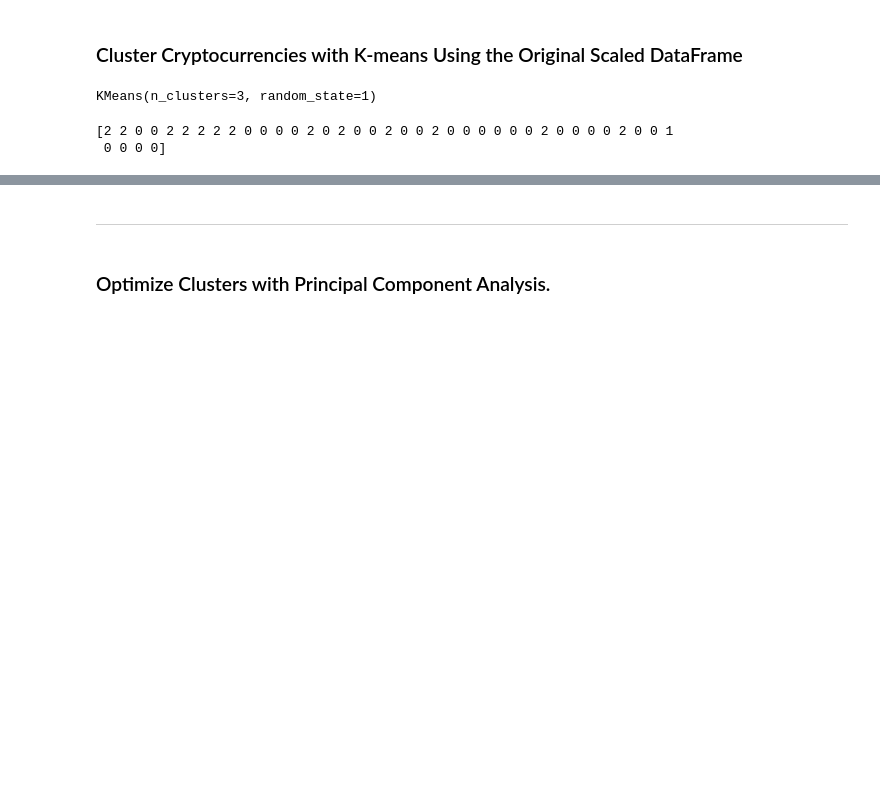
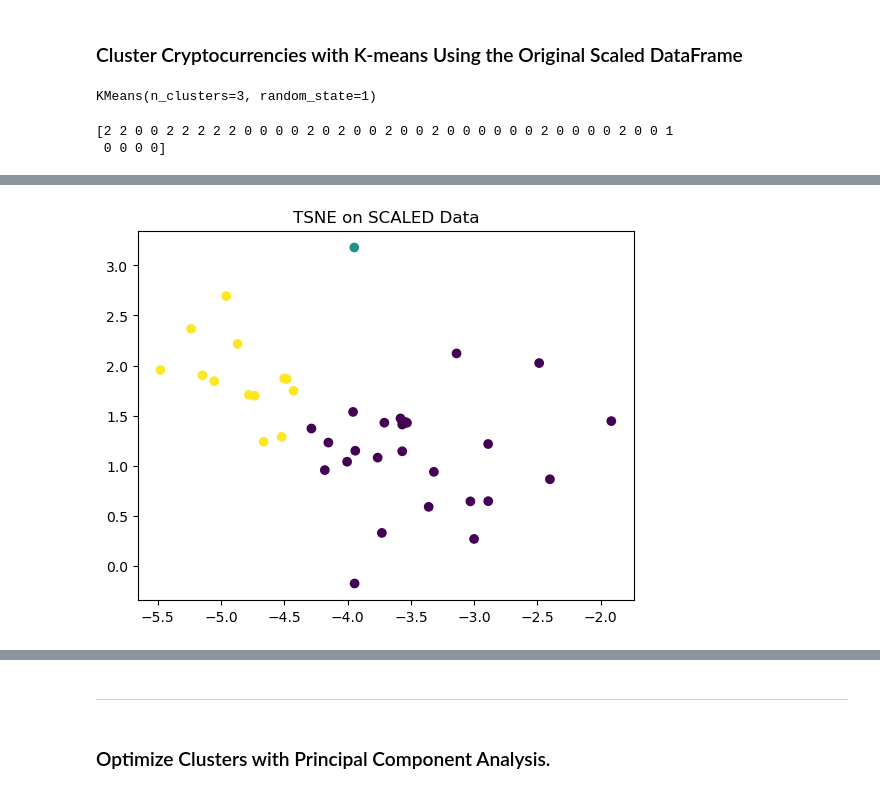
Before and after one commit to ajmonte0920/18_da_sep2024_hw_19_CryptoClustering, a Jupyter notebook: Crypto_Clustering_ajm.ipynb, the cells around one changed output, grey strips where cells are left out. Cells and saved outputs as stored; diff of their text form; code cells hidden in the pictures; blank space fills up the shorter version.

Commit message:
19_da_sep2024_hw_19_CryptoClustering

```diff
--- a/Crypto_Clustering_ajm.ipynb
+++ b/Crypto_Clustering_ajm.ipynb
@@ -308,14 +308,14 @@ print(preds)
  0 0 0 0]
 # %%
 # Create a copy of the scaled DataFrame
-df_sub = df_scaled.copy()
+df_sub2 = df_scaled.copy()
 # %%
 # Add a new column to the copy of the scaled DataFrame with the predicted clusters
-df_sub['clusters'] = preds
+df_sub2['clusters'] = preds
 
 
 # Display the copy of the scaled DataFrame
-df_sub.head()
+df_sub2.head()
 # %% [output]
 |  | price_change_percentage_24h | price_change_percentage_7d | price_change_percentage_14d | price_change_percentage_30d | ... |
 | coin_id |  |  |  |  | ... |
@@ -324,6 +324,13 @@ df_sub.head()
 | tether | 0.021774 | -0.706337 | -0.021680 | -0.061030 | ... |
 | ripple | -0.040764 | -0.810928 | 0.249458 | -0.050388 | ... |
 | bitcoin-cash | 1.193036 | 2.000959 | 1.760610 | 0.545842 | ... |
+# %%
+ # Plot the clusters
+plt.scatter(df_tsne1[0], df_tsne1[1], c=df_sub2.clusters)
+plt.title("TSNE on SCALED Data")
+plt.show()
+# %% [output]
+[figure, added]
 # %%
 # Create a scatter plot using hvPlot by setting
 # `x="price_change_percentage_24h"` and `y="price_change_percentage_7d"`.
```
Also changed, not shown: parts of 1 cell of this notebook.
